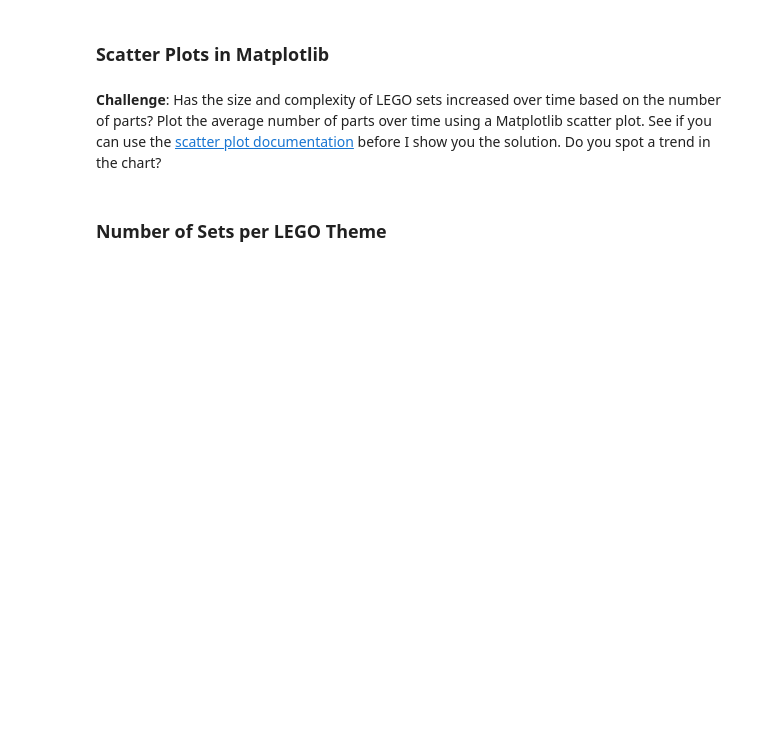
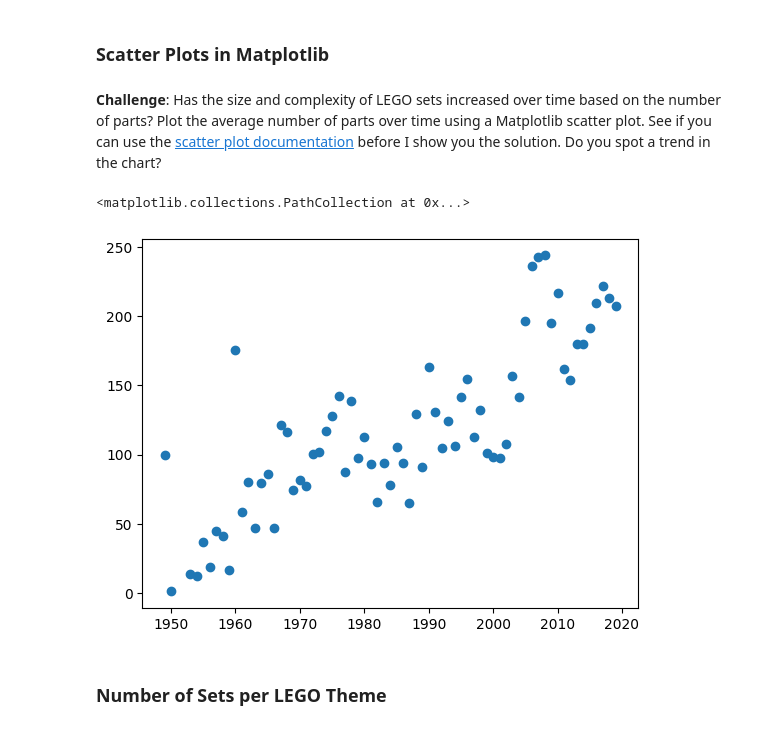
Before and after one commit to mekchou/100-Days-of-Code-Python, a Jupyter notebook: D74/Lego_Analysis.ipynb, the cells around one changed output. Cells and saved outputs as stored; diff of their text form; code cells hidden in the pictures; blank space fills up the shorter version.

```diff
--- a/D74/Lego_Analysis.ipynb
+++ b/D74/Lego_Analysis.ipynb
@@ -206,6 +266,12 @@ Let's work out the number of different themes shipped by year. This means we hav
 ### Scatter Plots in Matplotlib
 # %% [markdown]
 **Challenge**: Has the size and complexity of LEGO sets increased over time based on the number of parts? Plot the average number of parts over time using a Matplotlib scatter plot. See if you can use the [scatter plot documentation](https://matplotlib.org/3.1.0/api/_as_gen/matplotlib.pyplot.scatter.html) before I show you the solution. Do you spot a trend in the chart?
+# %%
+df_sets_groupby_year_mean = df_sets.groupby("year").agg({"set_num": pd.Series.count,"num_parts": pd.Series.mean})
+plt.scatter(df_sets_groupby_year_mean.index[:-2],df_sets_groupby_year_mean["num_parts"][:-2])
+# %% [output]
+<matplotlib.collections.PathCollection at 0x...>
+[figure, added]
 # %% [markdown]
 ### Number of Sets per LEGO Theme
 # %% [markdown]
```
Also changed, not shown: parts of 17 cells of this notebook.
